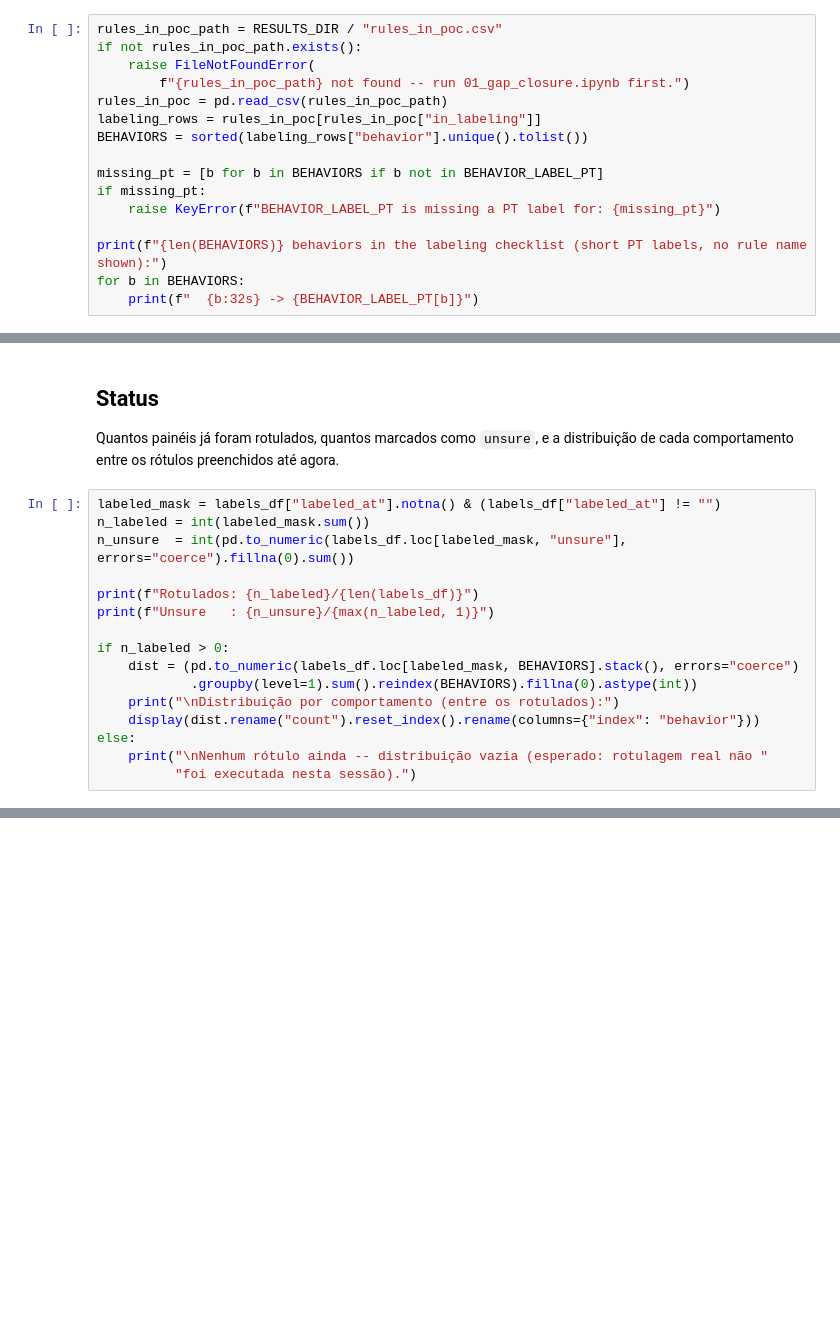
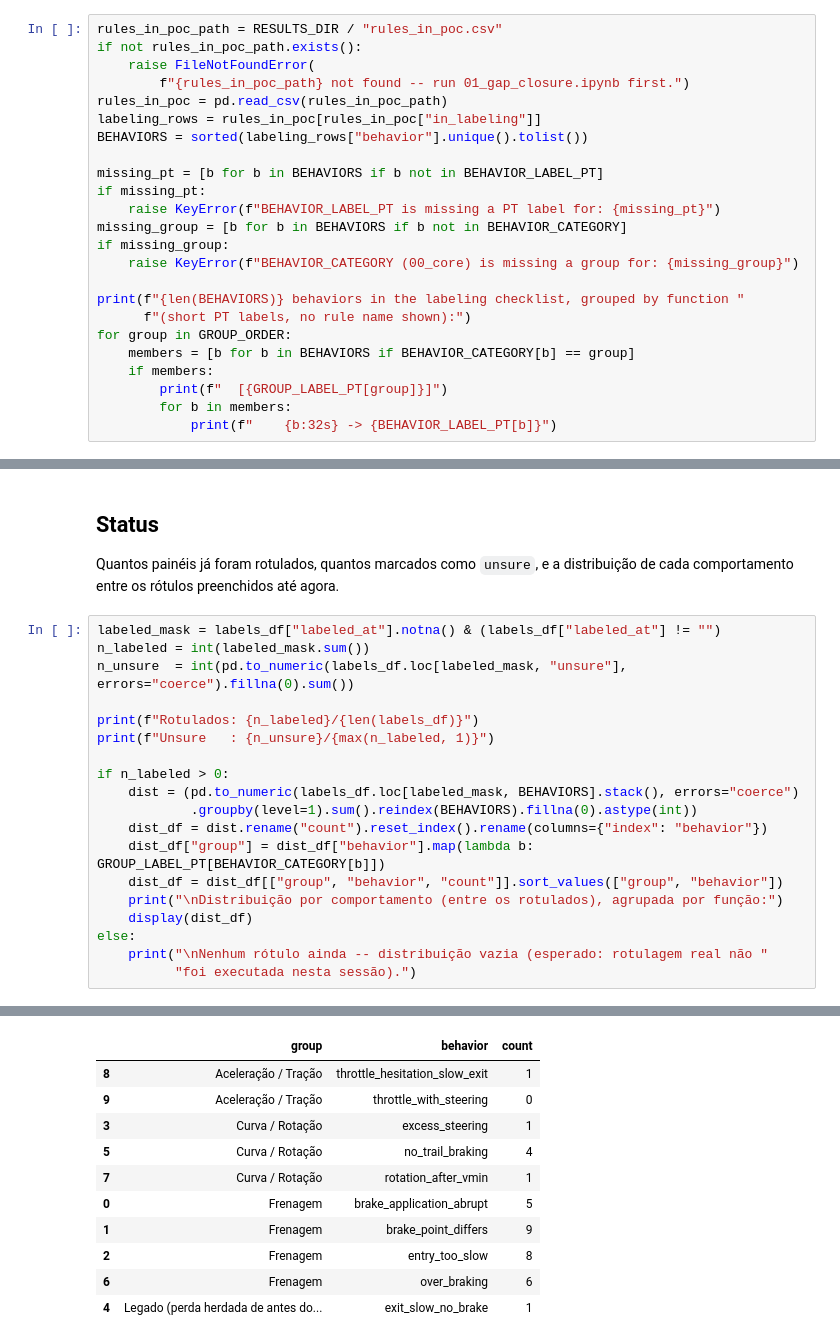
Before and after one commit to conect2ai/Racing4all, a Jupyter notebook: Iracing/Notebooks/poc_threshold_validation/03_labeling_tool.ipynb, the cells around one changed output, grey strips where cells are left out. Cells and saved outputs as stored; diff of their text form; blank space fills up the shorter version.

```diff
--- a/Iracing/Notebooks/poc_threshold_validation/03_labeling_tool.ipynb
+++ b/Iracing/Notebooks/poc_threshold_validation/03_labeling_tool.ipynb
@@ -52,8 +58,16 @@ BEHAVIORS = sorted(labeling_rows["behavior"].unique().tolist())
 missing_pt = [b for b in BEHAVIORS if b not in BEHAVIOR_LABEL_PT]
 if missing_pt:
     raise KeyError(f"BEHAVIOR_LABEL_PT is missing a PT label for: {missing_pt}")
+missing_group = [b for b in BEHAVIORS if b not in BEHAVIOR_CATEGORY]
+if missing_group:
+    raise KeyError(f"BEHAVIOR_CATEGORY (00_core) is missing a group for: {missing_group}")
 
-print(f"{len(BEHAVIORS)} behaviors in the labeling checklist (short PT labels, no rule name shown):")
-for b in BEHAVIORS:
-    print(f"  {b:32s} -> {BEHAVIOR_LABEL_PT[b]}")
+print(f"{len(BEHAVIORS)} behaviors in the labeling checklist, grouped by function "
+      f"(short PT labels, no rule name shown):")
+for group in GROUP_ORDER:
+    members = [b for b in BEHAVIORS if BEHAVIOR_CATEGORY[b] == group]
+    if members:
+        print(f"  [{GROUP_LABEL_PT[group]}]")
+        for b in members:
+            print(f"    {b:32s} -> {BEHAVIOR_LABEL_PT[b]}")
 # %% [output]
@@ -248,8 +286,11 @@ print(f"Unsure   : {n_unsure}/{max(n_labeled, 1)}")
 if n_labeled > 0:
     dist = (pd.to_numeric(labels_df.loc[labeled_mask, BEHAVIORS].stack(), errors="coerce")
             .groupby(level=1).sum().reindex(BEHAVIORS).fillna(0).astype(int))
-    print("\nDistribuição por comportamento (entre os rotulados):")
-    display(dist.rename("count").reset_index().rename(columns={"index": "behavior"}))
+    dist_df = dist.rename("count").reset_index().rename(columns={"index": "behavior"})
+    dist_df["group"] = dist_df["behavior"].map(lambda b: GROUP_LABEL_PT[BEHAVIOR_CATEGORY[b]])
+    dist_df = dist_df[["group", "behavior", "count"]].sort_values(["group", "behavior"])
+    print("\nDistribuição por comportamento (entre os rotulados), agrupada por função:")
+    display(dist_df)
 else:
     print("\nNenhum rótulo ainda -- distribuição vazia (esperado: rotulagem real não "
           "foi executada nesta sessão).")
@@ -260,0 +302,11 @@ Nenhum rótulo ainda -- distribuição vazia (esperado: rotulagem real não foi
+|  | group | behavior | count |
+| 8 | Aceleração / Tração | throttle_hesitation_slow_exit | 1 |
+| 9 | Aceleração / Tração | throttle_with_steering | 0 |
+| 3 | Curva / Rotação | excess_steering | 1 |
+| 5 | Curva / Rotação | no_trail_braking | 4 |
+| 7 | Curva / Rotação | rotation_after_vmin | 1 |
+| 0 | Frenagem | brake_application_abrupt | 5 |
+| 1 | Frenagem | brake_point_differs | 9 |
+| 2 | Frenagem | entry_too_slow | 8 |
+| 6 | Frenagem | over_braking | 6 |
+| 4 | Legado (perda herdada de antes do... | exit_slow_no_brake | 1 |
```
Also changed, not shown: parts of 6 cells of this notebook, 1 other file.
